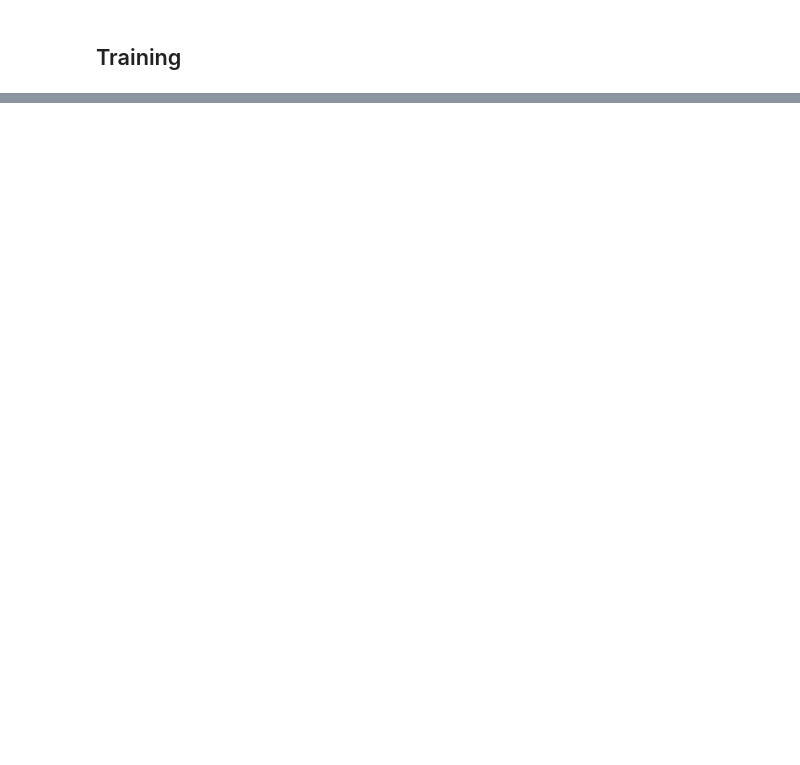
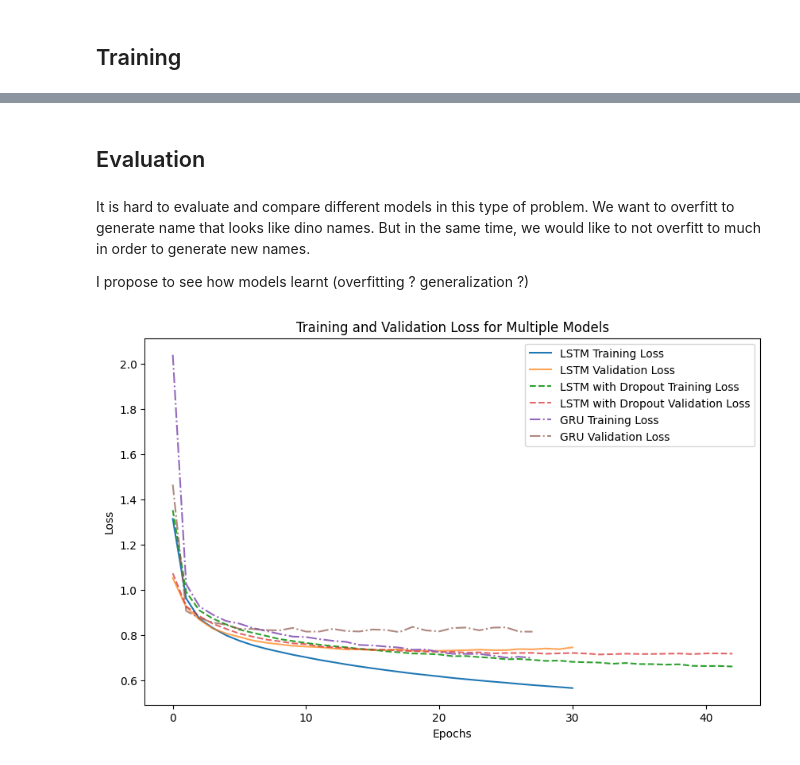
Before and after one commit to H4znow/dino_name_generator, a Jupyter notebook: notebook/dino_name_gen.ipynb, the cells around one changed output, grey strips where cells are left out. Drawn from its saved outputs; the diff is of its cells as text; code cells hidden in the pictures; blank space fills up the shorter version.

```diff
--- a/notebook/dino_name_gen.ipynb
+++ b/notebook/dino_name_gen.ipynb
@@ -919,0 +877,2 @@ names
+# %%
+lstm_model, lstm_history = training("LSTM", lstm_model, X, y, batch_size=64, epochs=50)
@@ -919,0 +897,2 @@ names
+# %%
+lstm_dropout, lstm_dropout_history = training("LSTM with Dropout", lstm_dropout, X, y, batch_size=64, epochs=50)
@@ -919,0 +917,2 @@ names
+# %%
+gru_model, gru_history = training("GRU", gru_model, X, y, batch_size=64, epochs=50)
@@ -919,0 +937,37 @@ names
+# %% [markdown]
+## Evaluation
+# %% [markdown]
+It is hard to evaluate and compare different models in this type of problem. We want to overfitt to generate name that looks like dino names. But in the same time, we would like to not overfitt to much in order to generate new names.
+
+I propose to see how models learnt (overfitting ? generalization ?)
+# %%
+def plot_loss_comparison(histories, model_names):
+    """
+    Plots training and validation loss for multiple models on the same graph, with different line styles.
+
+    Parameters:
+        histories (list): List of history objects from training different models.
+        model_names (list): List of model names corresponding to each history object.
+    """
+    plt.figure(figsize=(10, 6))
+
+    # Define line styles for each model
+    line_styles = ['-', '--', '-.', ':']  # Cycle through these styles for distinction
+
+    for i, (history, model_name) in enumerate(zip(histories, model_names)):
+        style = line_styles[i % len(line_styles)]  # Cycle through line styles
+
+        # Plot training and validation loss with distinct styles
+        plt.plot(history.history['loss'], linestyle=style, label=f'{model_name} Training Loss')
+        plt.plot(history.history['val_loss'], linestyle=style, label=f'{model_name} Validation Loss', alpha=0.7)
+
+    plt.title('Training and Validation Loss for Multiple Models')
+    plt.xlabel('Epochs')
+    plt.ylabel('Loss')
+    plt.legend()
+    plt.show()
+# %%
+plot_loss_comparison(histories=[lstm_history, lstm_dropout_history, gru_history],
+                        model_names=["LSTM", "LSTM with Dropout", "GRU"])
+# %% [output]
+[figure, added]
```
Also changed, not shown: parts of 146 cells of this notebook.
